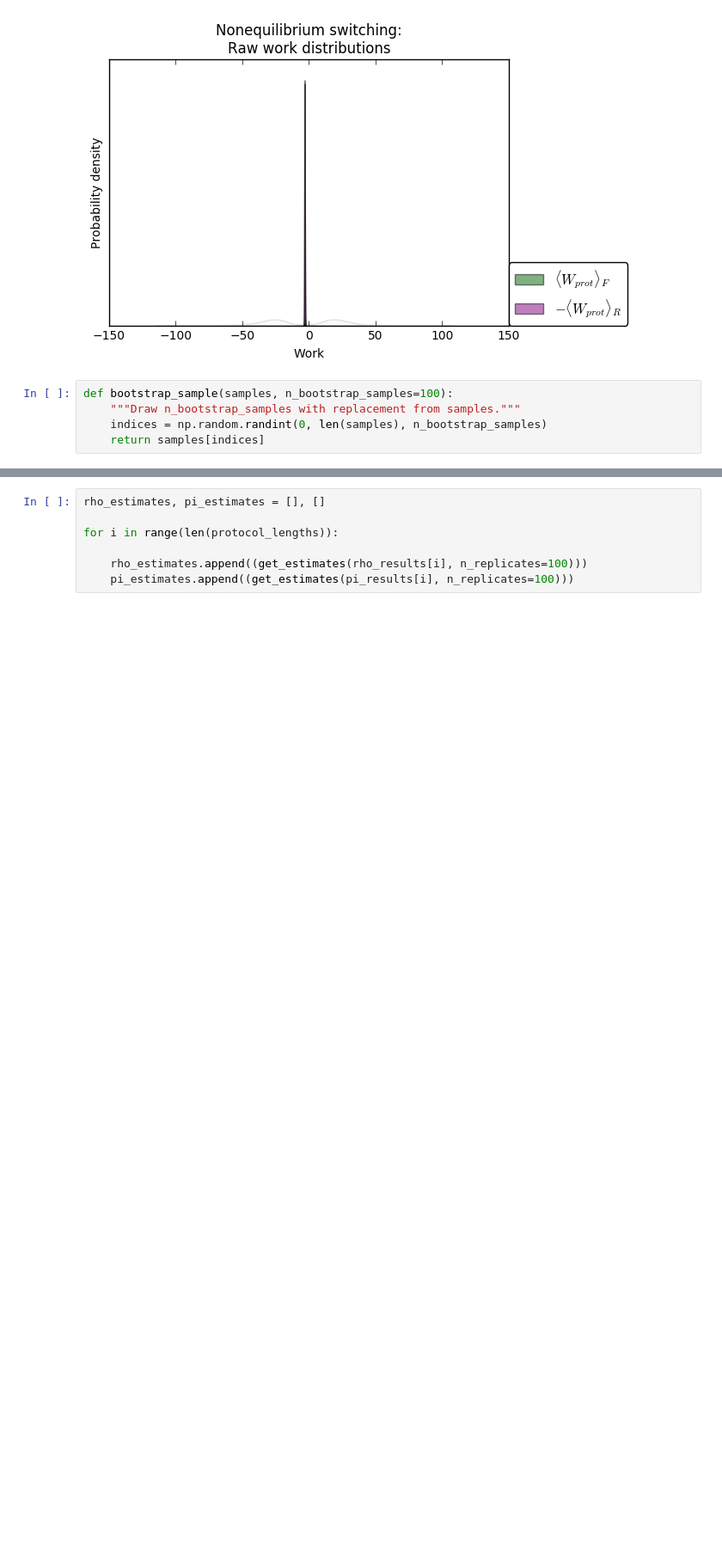
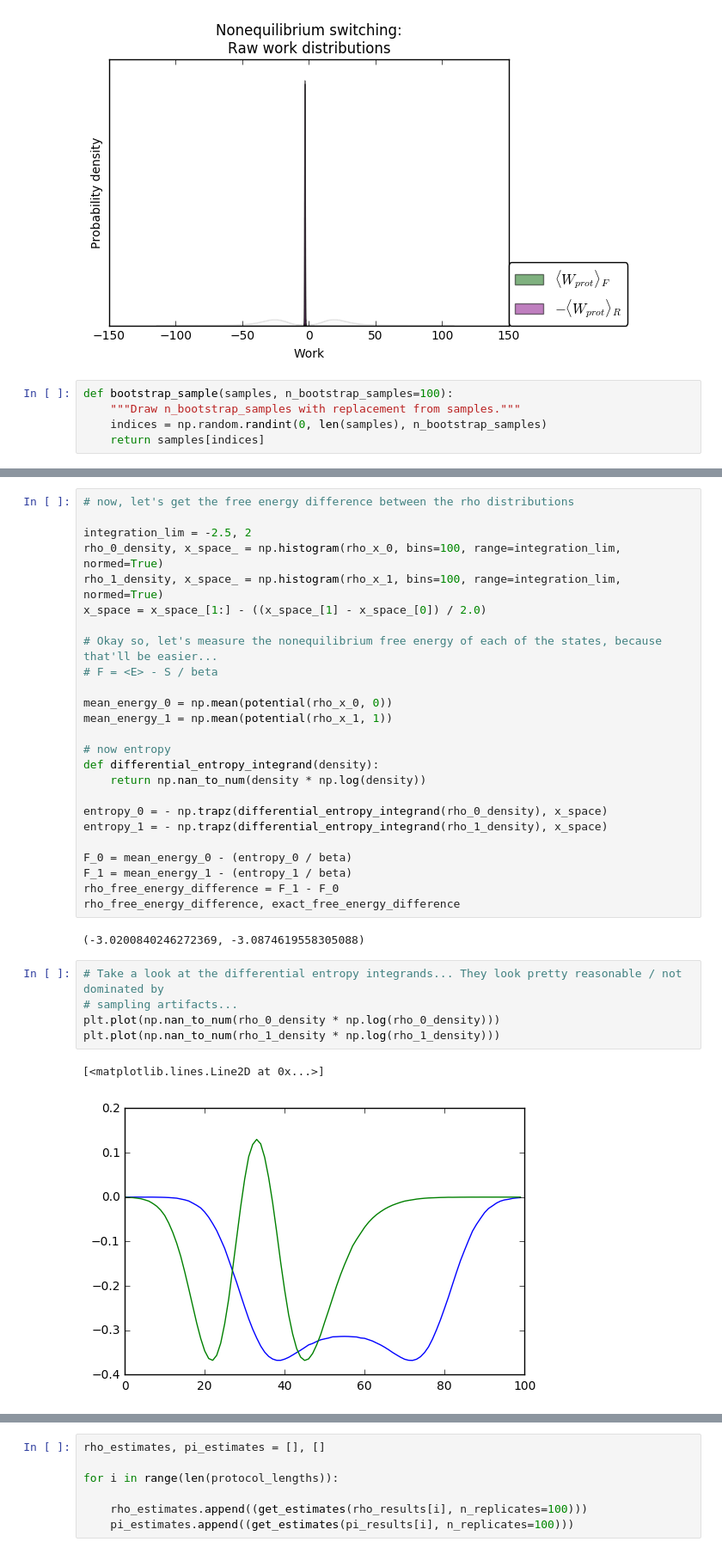
Before and after one commit to choderalab/importance-of-shadow-work, a Jupyter notebook: notebooks/Importance of shadow work- toy example.ipynb, the cells around one changed output, grey strips where cells are left out. Shown at 86% size. Drawn from its saved outputs; the diff is of its cells as text; blank space fills up the shorter version.

```diff
--- a/notebooks/Importance of shadow work- toy example.ipynb
+++ b/notebooks/Importance of shadow work- toy example.ipynb
@@ -390,3 +395,38 @@ plt.savefig('toy_system.jpg', dpi=300)
+# %%
+# now, let's get the free energy difference between the rho distributions
+
+integration_lim = -2.5, 2
+rho_0_density, x_space_ = np.histogram(rho_x_0, bins=100, range=integration_lim, normed=True)
+rho_1_density, x_space_ = np.histogram(rho_x_1, bins=100, range=integration_lim, normed=True)
+x_space = x_space_[1:] - ((x_space_[1] - x_space_[0]) / 2.0)
+
+# Okay so, let's measure the nonequilibrium free energy of each of the states, because that'll be easier...
+# F = <E> - S / beta
+
+mean_energy_0 = np.mean(potential(rho_x_0, 0))
+mean_energy_1 = np.mean(potential(rho_x_1, 1))
+
+# now entropy
+def differential_entropy_integrand(density):
+    return np.nan_to_num(density * np.log(density))
+
+entropy_0 = - np.trapz(differential_entropy_integrand(rho_0_density), x_space)
+entropy_1 = - np.trapz(differential_entropy_integrand(rho_1_density), x_space)
+
+F_0 = mean_energy_0 - (entropy_0 / beta)
+F_1 = mean_energy_1 - (entropy_1 / beta)
+rho_free_energy_difference = F_1 - F_0
+rho_free_energy_difference, exact_free_energy_difference
+# %% [output]
+(-3.0200840246272369, -3.0874619558305088)
+# %%
+# Take a look at the differential entropy integrands... They look pretty reasonable / not dominated by
+# sampling artifacts...
+plt.plot(np.nan_to_num(rho_0_density * np.log(rho_0_density)))
+plt.plot(np.nan_to_num(rho_1_density * np.log(rho_1_density)))
+# %% [output]
+[<matplotlib.lines.Line2D at 0x...>]
+[figure, added]
 # %%
 def plot_rmse(raw_estimates, corrected_estimates, ensemble="rho"):
 
```
Also changed, not shown: parts of 8 cells of this notebook, 5 other files.
